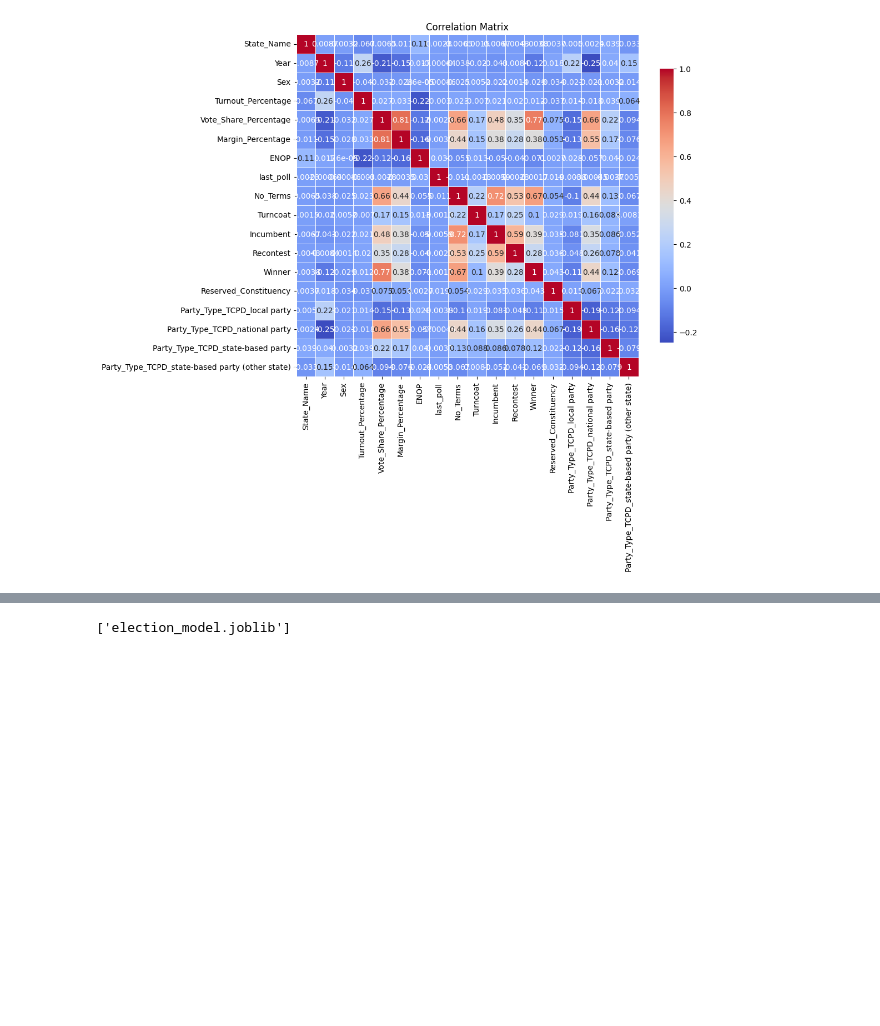
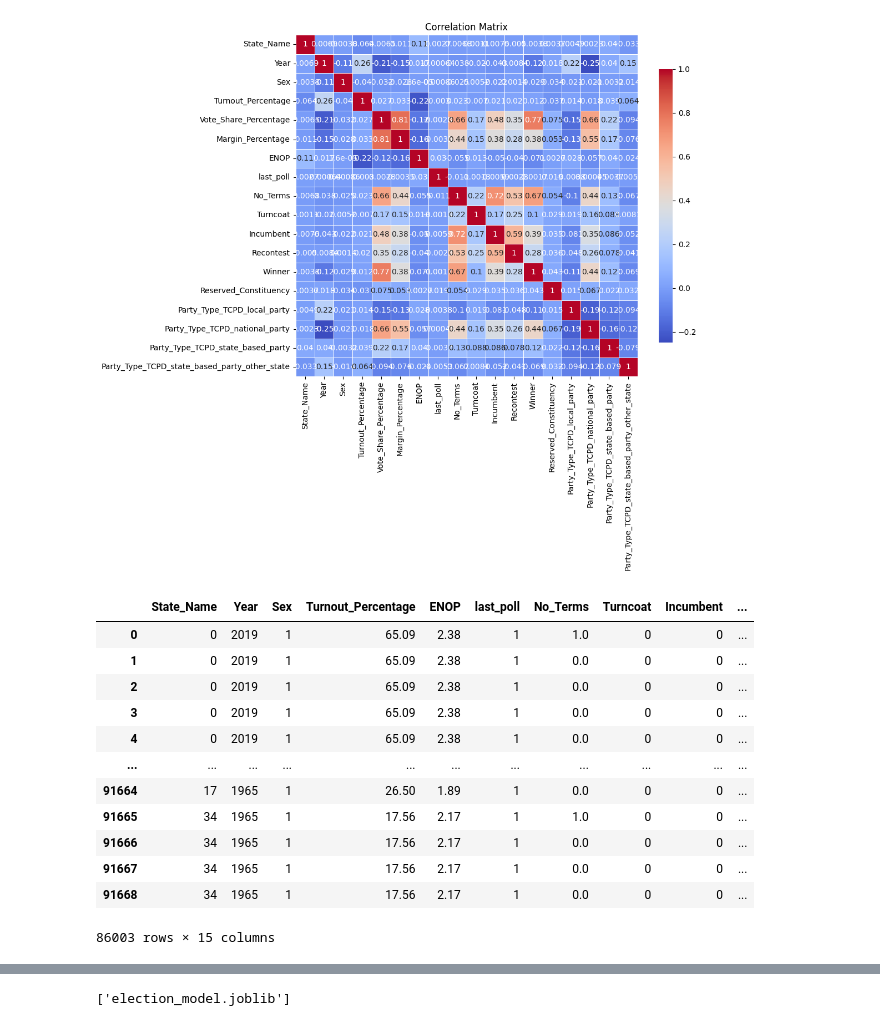
Before and after one commit to joel2607/KaunBanegaMP, a Jupyter notebook: model_training/Untitled.ipynb, the cells around one changed output, grey strips where cells are left out. Cells and saved outputs as stored; diff of their text form; code cells hidden in the pictures; blank space fills up the shorter version.

```diff
--- a/model_training/Untitled.ipynb
+++ b/model_training/Untitled.ipynb
@@ -126,15 +126,17 @@ def clean_dataset(df):
             df[col] = df[col].astype(str).str.strip().str.lower()
 
         # Replace redundant names
-        # df['Constituency_Name'] = df['Constituency_Name'].replace({
-        #     'chingleput': 'chengalpattu',
-        #     'madras central': 'chennai central',
-        #     'madras north': 'chennai north',
-        #     'madras south': 'chennai south',
-        #     'mayiladuturai': 'mayiladuthurai',
-        #     'tiruchirappalli': 'thiruchirappalli',
-        #     'periakulam':'periyakulam'
-        # })
+        df['State_Name'] = df['State_Name'].replace({
+            "madras": "tamil_nadu",
+            "mysore": "karnataka",
+            "goa,daman&diu": "goa",
+            "daman&_diu": "dadra_and_nagar_haveli_and_daman_and_diu",
+            "dadra&_nagar_haveli": "dadra_and_nagar_haveli_and_daman_and_diu",
+            "dadra & nagar haveli and daman & diu": "dadra_and_nagar_haveli_and_daman_and_diu",
+            "andaman&_nicobar_islands": "andaman_and_nicobar_islands",
+            "jammu&_kashmir": "jammu_and_kashmir",
+            "goa,_daman_&_diu": "goa"
+        })
         # decided to remove constituency names itself to prevent noise :(
 
         df['Reserved_Constituency'] = df['Constituency_Type'].replace({
@@ -192,6 +218,13 @@ df['State_Name'] = le.fit_transform(df['State_Name'])
 # Convert all boolean columns to integers
 bool_columns = df.select_dtypes(include='bool').columns
 df[bool_columns] = df[bool_columns].astype(int)
+# %%
+df.rename(columns={
+    'Party_Type_TCPD_local party': 'Party_Type_TCPD_local_party',
+    'Party_Type_TCPD_national party': 'Party_Type_TCPD_national_party',
+    'Party_Type_TCPD_state-based party': 'Party_Type_TCPD_state_based_party',
+    'Party_Type_TCPD_state-based party (other state)': 'Party_Type_TCPD_state_based_party_other_state'
+}, inplace=True)
 # %%
 analyze_dataset(df)
 # %% [output]
@@ -215,9 +248,9 @@ analyze_dataset(df)
 # %%
 input_cols = ['State_Name', 'Year', 'Sex', 'Turnout_Percentage', 'ENOP', 'last_poll',
        'No_Terms', 'Turncoat', 'Incumbent', 'Recontest',
-       'Reserved_Constituency', 'Party_Type_TCPD_local party',
-       'Party_Type_TCPD_national party', 'Party_Type_TCPD_state-based party',
-       'Party_Type_TCPD_state-based party (other state)']
+       'Reserved_Constituency', 'Party_Type_TCPD_local_party',
+       'Party_Type_TCPD_national_party', 'Party_Type_TCPD_state_based_party',
+       'Party_Type_TCPD_state_based_party_other_state']
 import pandas as pd
 import seaborn as sns
 import matplotlib.pyplot as plt
@@ -243,6 +276,22 @@ from sklearn.ensemble import RandomForestClassifier
 X = df[input_cols]
 y = df[ 'Winner']
 #'Vote_Share_Percentage', 'Margin_Percentage','Winner'
+# %%
+df[input_cols]
+# %% [output]
+|  | State_Name | Year | Sex | Turnout_Percentage | ENOP | last_poll | No_Terms | Turncoat | Incumbent | ... |
+| 0 | 0 | 2019 | 1 | 65.09 | 2.38 | 1 | 1.0 | 0 | 0 | ... |
+| 1 | 0 | 2019 | 1 | 65.09 | 2.38 | 1 | 0.0 | 0 | 0 | ... |
+| 2 | 0 | 2019 | 1 | 65.09 | 2.38 | 1 | 0.0 | 0 | 0 | ... |
+| 3 | 0 | 2019 | 1 | 65.09 | 2.38 | 1 | 0.0 | 0 | 0 | ... |
+| 4 | 0 | 2019 | 1 | 65.09 | 2.38 | 1 | 0.0 | 0 | 0 | ... |
+| ... | ... | ... | ... | ... | ... | ... | ... | ... | ... | ... |
+| 91664 | 17 | 1965 | 1 | 26.50 | 1.89 | 1 | 0.0 | 0 | 0 | ... |
+| 91665 | 34 | 1965 | 1 | 17.56 | 2.17 | 1 | 1.0 | 0 | 0 | ... |
+| 91666 | 34 | 1965 | 1 | 17.56 | 2.17 | 1 | 0.0 | 0 | 0 | ... |
+| 91667 | 34 | 1965 | 1 | 17.56 | 2.17 | 1 | 0.0 | 0 | 0 | ... |
+| 91668 | 34 | 1965 | 1 | 17.56 | 2.17 | 1 | 0.0 | 0 | 0 | ... |
+86003 rows × 15 columns
 # %%
 from sklearn.model_selection import train_test_split
 from sklearn.preprocessing import StandardScaler
```
Also changed, not shown: parts of 4 cells of this notebook, 10 other files.
